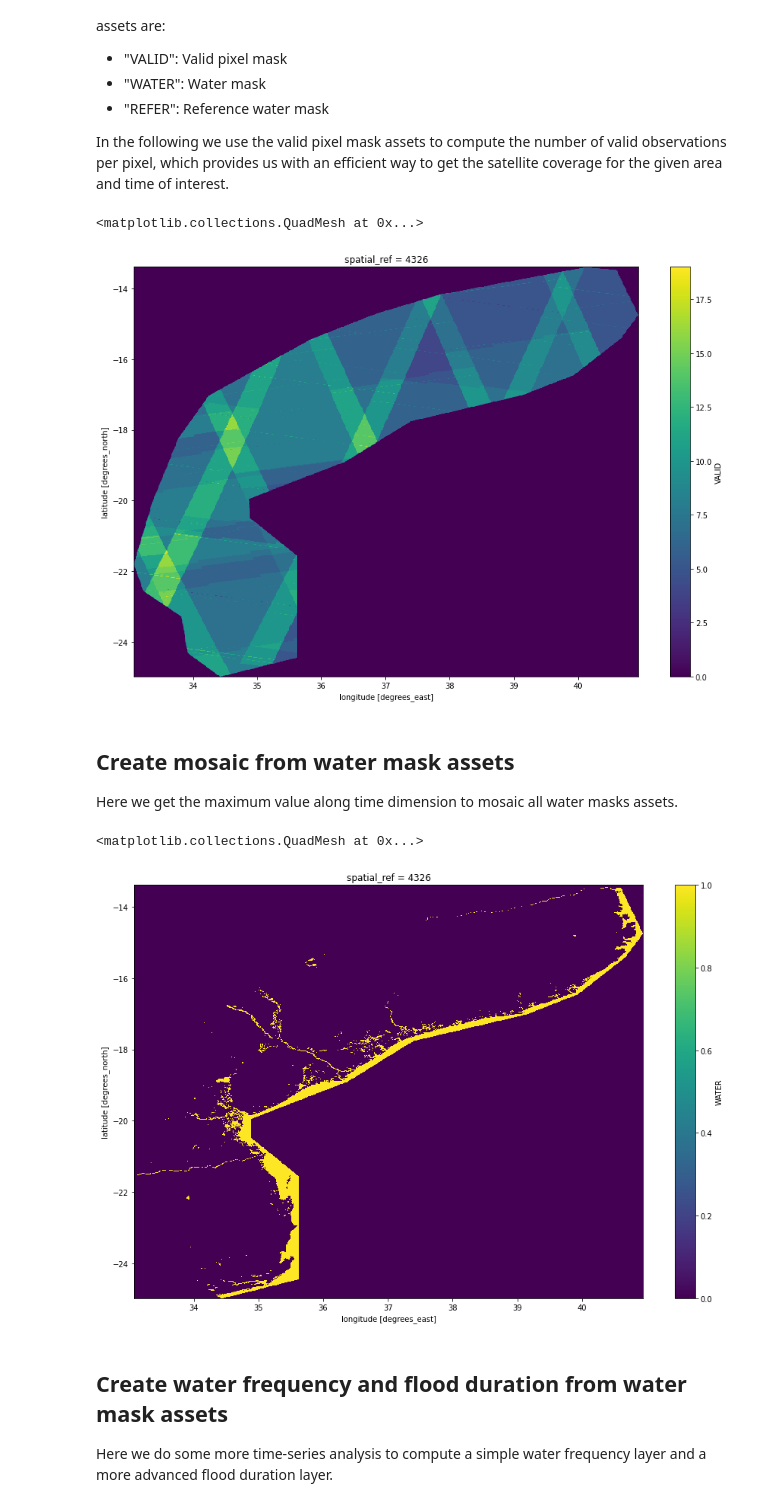
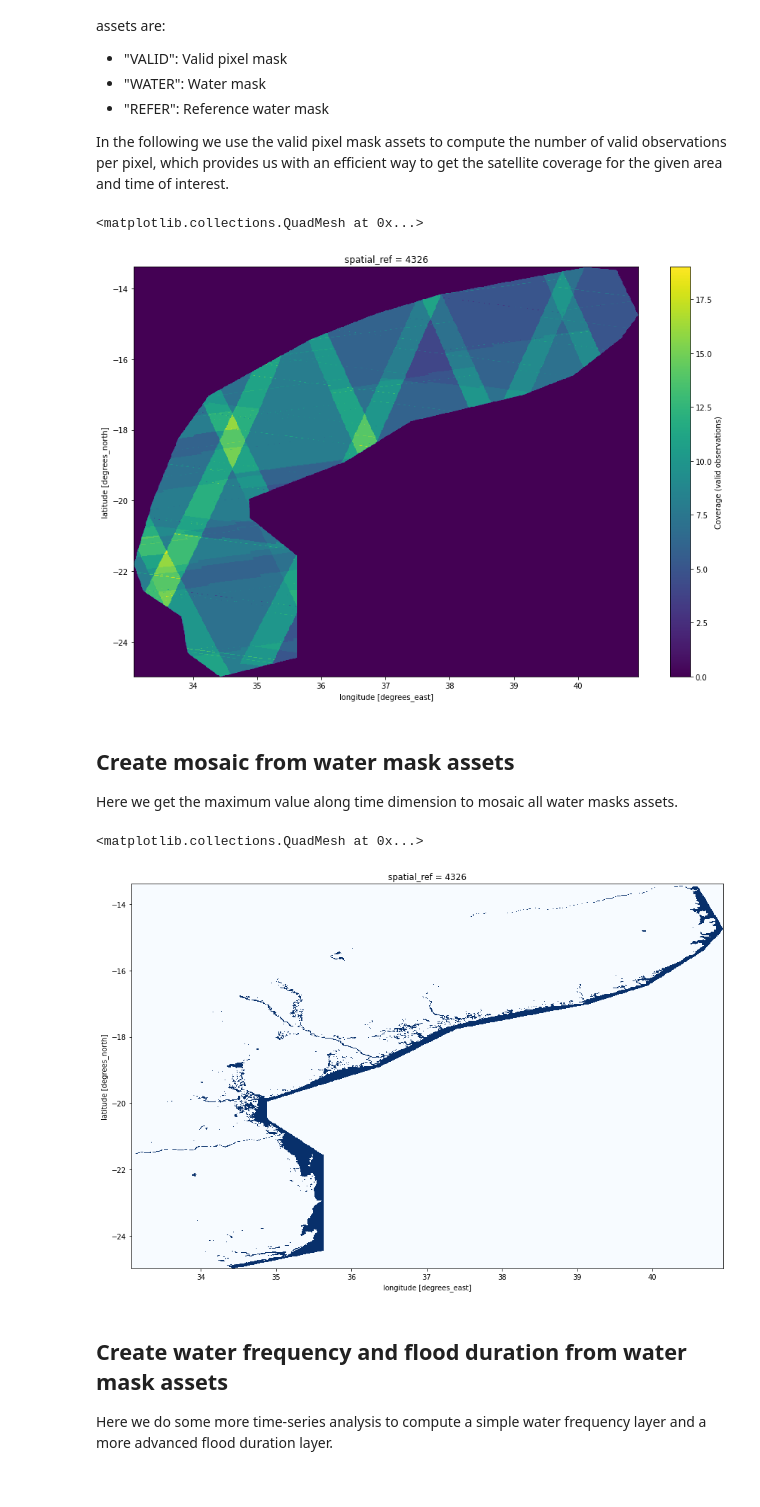
Before and after one commit to dlr-eoc/ukis-data-tutorials, a Jupyter notebook: water/access_data4human.ipynb, the cells around one changed output. Cells and saved outputs as stored; diff of their text form; code cells hidden in the pictures.

Commit message:
updated map plot styles

```diff
--- a/water/access_data4human.ipynb
+++ b/water/access_data4human.ipynb
@@ -129,22 +129,22 @@ In the following we use the valid pixel mask assets to compute the number of val
 coverage = items_ds["VALID"].sum(dim="time")
 
 # plot coveragemask
-coverage.plot(size=10)
+coverage.plot(size=10, cbar_kwargs={'label': "Coverage (valid observations)"})
 # %% [output]
 <matplotlib.collections.QuadMesh at 0x...>
-[figure, old version]
+[figure, new version]
 # %% [markdown]
 ## Create mosaic from water mask assets
 Here we get the maximum value along time dimension to mosaic all water masks assets.
 # %%
 # get maximum value along time dimension to mosaic water masks
 mosaic = items_ds["WATER"].max(dim="time")
 
 # plot mosaic
-mosaic.plot(size=10)
+mosaic.plot(size=10, cmap="Blues", add_colorbar=False)
 # %% [output]
 <matplotlib.collections.QuadMesh at 0x...>
-[figure, old version]
+[figure, new version]
 # %% [markdown]
 ## Create water frequency and flood duration from water mask assets
 Here we do some more time-series analysis to compute a simple water frequency layer and a more advanced flood duration layer.
```
Also changed, not shown: parts of 3 cells of this notebook.
